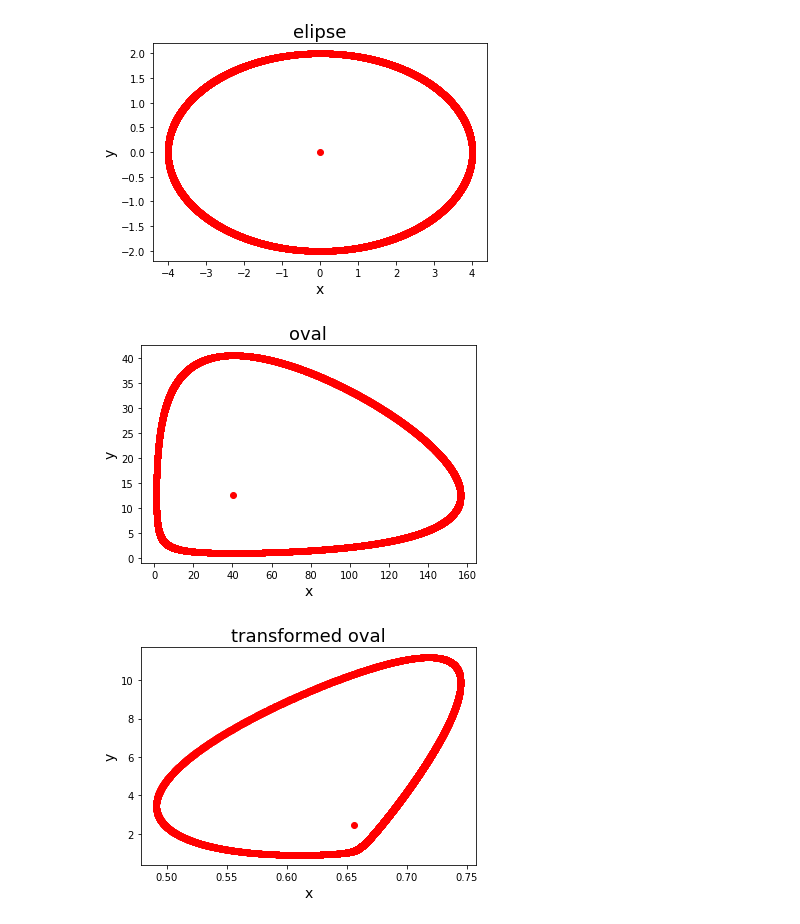
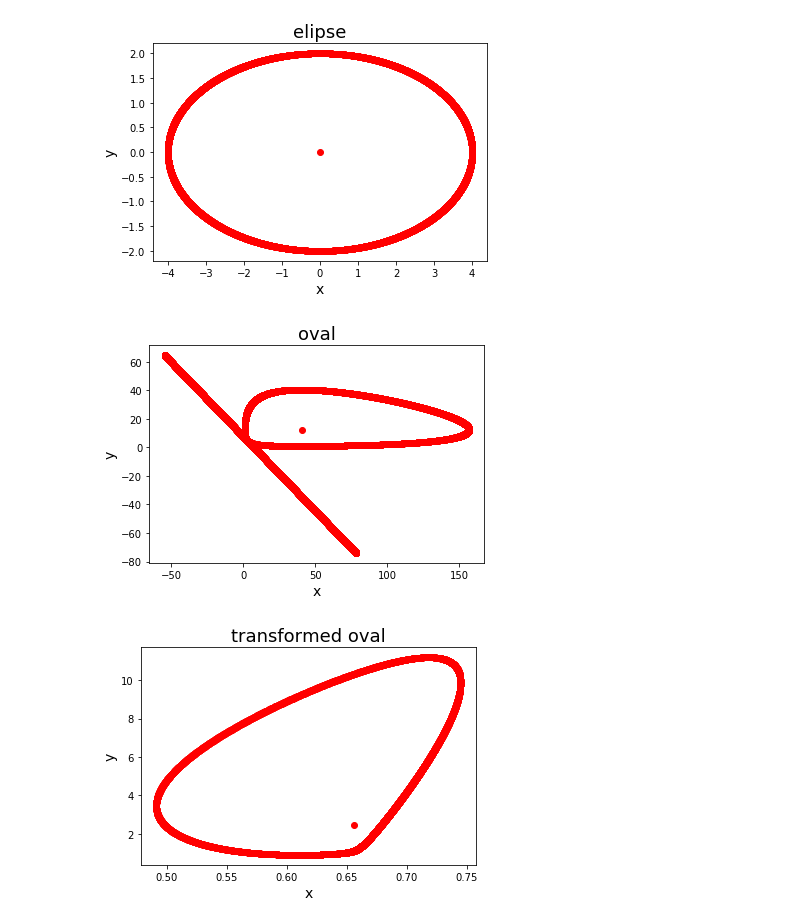
Before and after one commit to razmikKonstandyan/pics, a Jupyter notebook: illustration.ipynb, the cells around one changed output. Cells and saved outputs as stored; diff of their text form; code cells hidden in the pictures.

Commit message:
Add tangent function and some other stuff

```diff
--- a/Untitled.ipynb
+++ b/illustration.ipynb
@@ -14,13 +14,13 @@ def draw_figure(points, title):
 # %%
 a = 4
 b = 2
 power = 2.3
 ellipse = Ellipse(a, b)
 draw_figure(ellipse.points, 'elipse')
 oval = Oval(a, b, power)
-draw_figure(oval.points, 'oval')
+draw_figure(oval.points + oval.get_tangent_points(oval.points[3697], 55.5, -0.5), 'oval')
 draw_figure(oval.projective_transform(0.1, 0.2, 0.1, -2, 0.3, 2, 0.3, 0.1), 'transformed oval')
 # %% [output]
 [figure]
-[figure, old version]
+[figure, new version]
 [figure]
```
Also changed, not shown: parts of 1 cell of this notebook, 1 other file.
